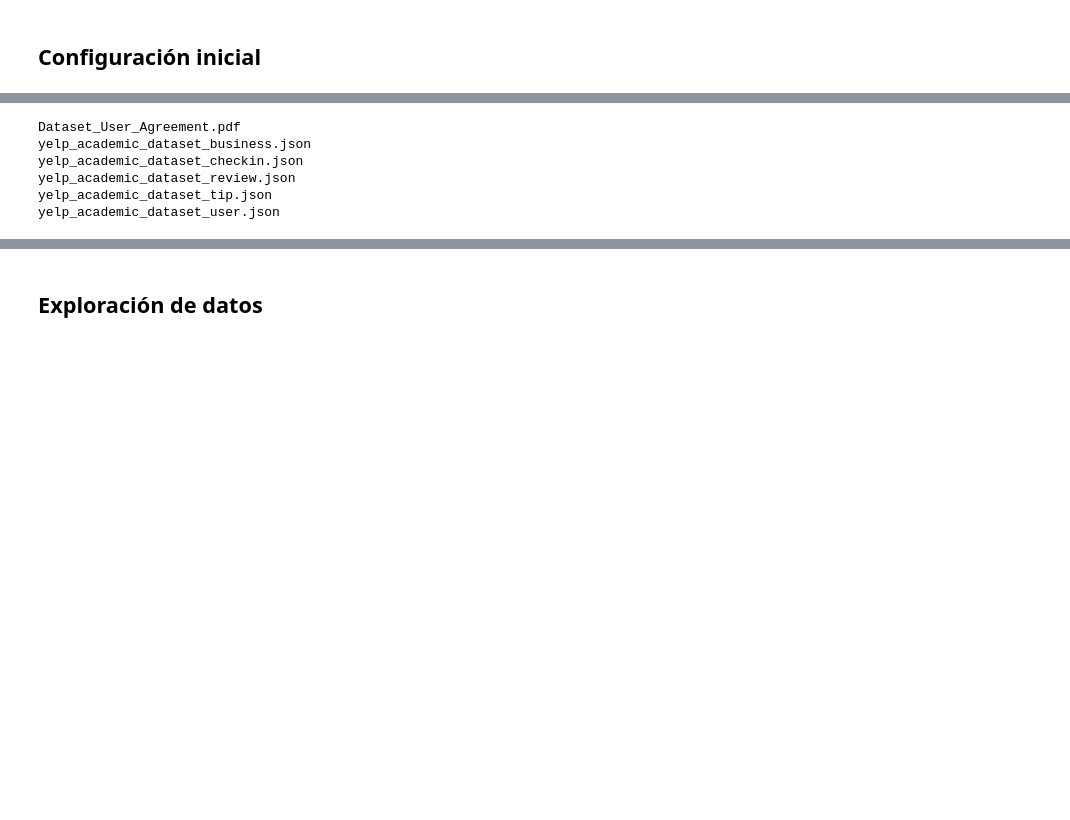
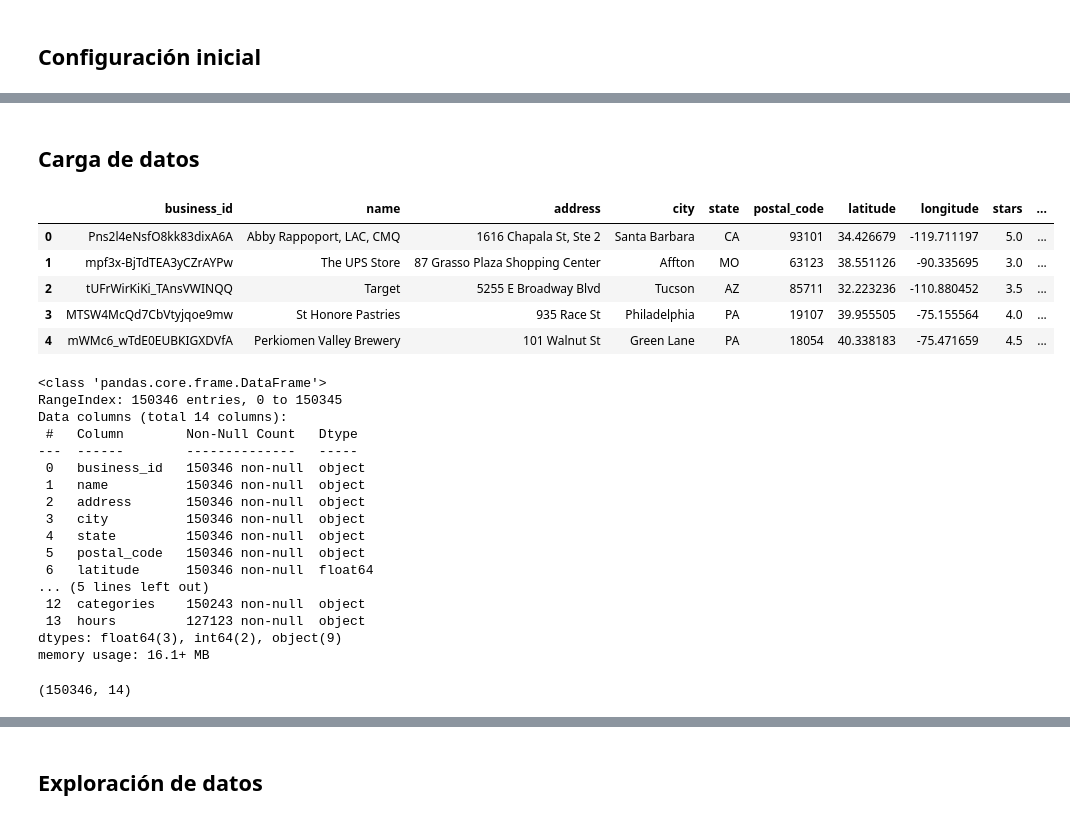
Before and after one commit to Sistemas-de-Recomendacion-Group-3/taller2_modelo, a Jupyter notebook: Taller_2_Recomendacion.ipynb, the cells around one changed output, grey strips where cells are left out. Cells and saved outputs as stored; diff of their text form; code cells hidden in the pictures; blank space fills up the shorter version.

Commit message:
avance carga datos

```diff
--- a/Taller_2_Recomendacion.ipynb
+++ b/Taller_2_Recomendacion.ipynb
@@ -40,11 +31,43 @@ seed = 10
 random.seed(seed)
 np.random.seed(seed)
 # %%
-!tar -xzvf '/content/drive/MyDrive/Colab files/taller2_recomendacion/yelp_dataset.tar'
+# se cargan los datos desde Google Drive
+drive_path = '/content/drive/MyDrive/Colab files/recomendacion_files/taller2_recomendacion/'
+dataset_path = drive_path + 'yelp_dataset.tar'
+
+#!tar -xzvf dataset_path
-# %% [output]
-Dataset_User_Agreement.pdf
-yelp_academic_dataset_business.json
-yelp_academic_dataset_checkin.json
-yelp_academic_dataset_review.json
-yelp_academic_dataset_tip.json
-yelp_academic_dataset_user.json
+# %% [markdown]
+## Carga de datos
+# %%
+business_path = '/content/yelp_academic_dataset_business.json'
+
+df_business = pd.read_json(business_path, lines=True)
+
+display(df_business.head())
+df_business.info()
+df_business.shape
+# %% [output]
+|  | business_id | name | address | city | state | postal_code | latitude | longitude | stars | ... |
+| 0 | Pns2l4eNsfO8kk83dixA6A | Abby Rappoport, LAC, CMQ | 1616 Chapala St, Ste 2 | Santa Barbara | CA | 93101 | 34.426679 | -119.711197 | 5.0 | ... |
+| 1 | mpf3x-BjTdTEA3yCZrAYPw | The UPS Store | 87 Grasso Plaza Shopping Center | Affton | MO | 63123 | 38.551126 | -90.335695 | 3.0 | ... |
+| 2 | tUFrWirKiKi_TAnsVWINQQ | Target | 5255 E Broadway Blvd | Tucson | AZ | 85711 | 32.223236 | -110.880452 | 3.5 | ... |
+| 3 | MTSW4McQd7CbVtyjqoe9mw | St Honore Pastries | 935 Race St | Philadelphia | PA | 19107 | 39.955505 | -75.155564 | 4.0 | ... |
+| 4 | mWMc6_wTdE0EUBKIGXDVfA | Perkiomen Valley Brewery | 101 Walnut St | Green Lane | PA | 18054 | 40.338183 | -75.471659 | 4.5 | ... |
+<class 'pandas.core.frame.DataFrame'>
+RangeIndex: 150346 entries, 0 to 150345
+Data columns (total 14 columns):
+ #   Column        Non-Null Count   Dtype
+---  ------        --------------   -----
+ 0   business_id   150346 non-null  object
+ 1   name          150346 non-null  object
+ 2   address       150346 non-null  object
+ 3   city          150346 non-null  object
+ 4   state         150346 non-null  object
+ 5   postal_code   150346 non-null  object
+ 6   latitude      150346 non-null  float64
+... (5 lines left out)
+ 12  categories    150243 non-null  object
+ 13  hours         127123 non-null  object
+dtypes: float64(3), int64(2), object(9)
+memory usage: 16.1+ MB
+(150346, 14)
```
Also changed, not shown: parts of 52 cells of this notebook.
